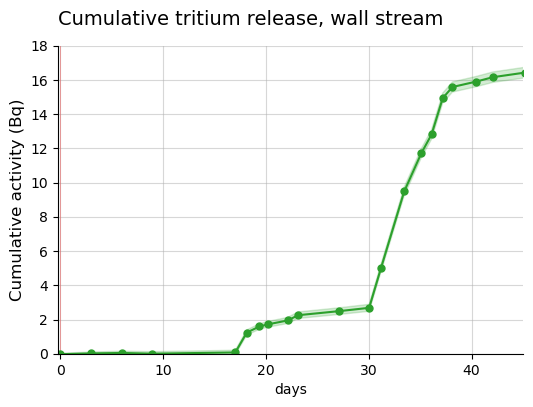
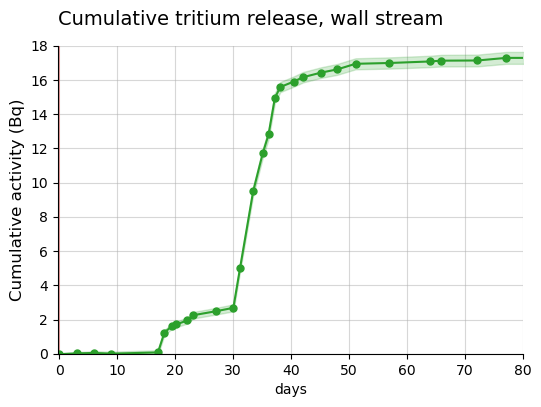
The change to this notebook cell's code, shown as a diff; its figure went from the first image to the second:
--- before
+++ after
@@ -26,5 +26,5 @@
 plt.title("Cumulative tritium release, wall stream", loc="left", fontsize=14, pad=15)
 plt.ylim(top=18)
-plt.xlim(right = 45)
+plt.xlim(right = 80)
 plt.xlim(left = -0.2)
 plt.xlabel("days")

Commit: Running processing notebooks